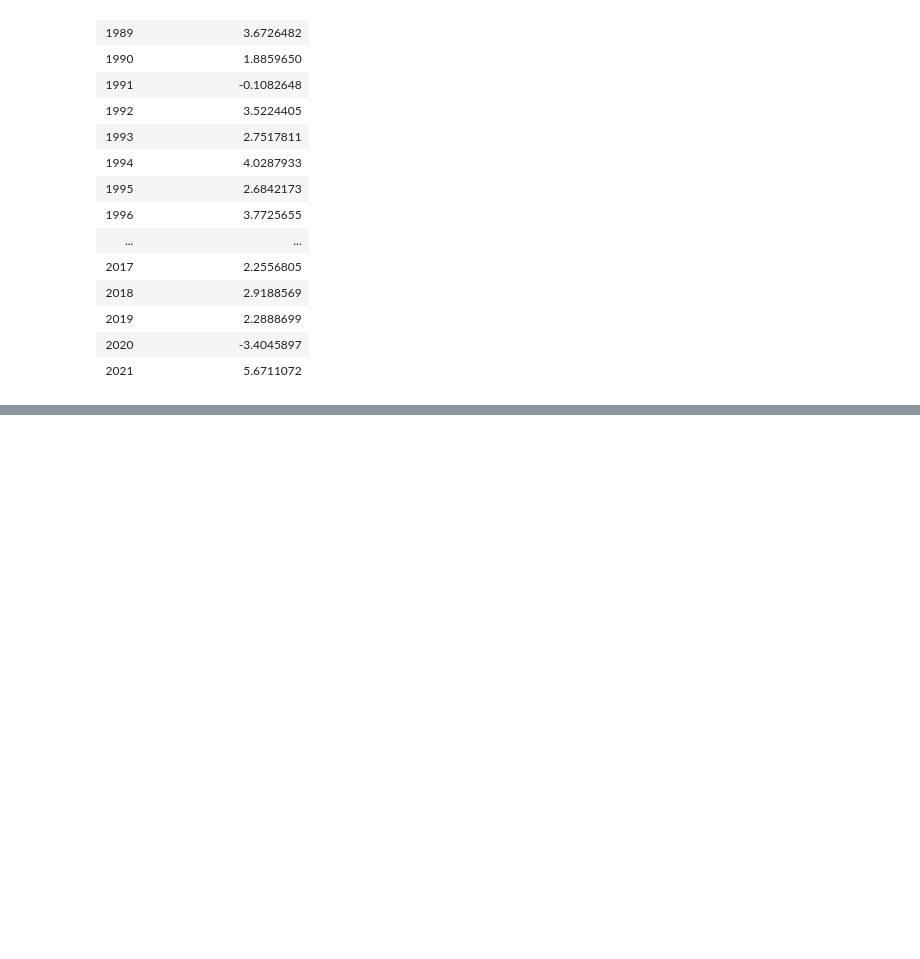
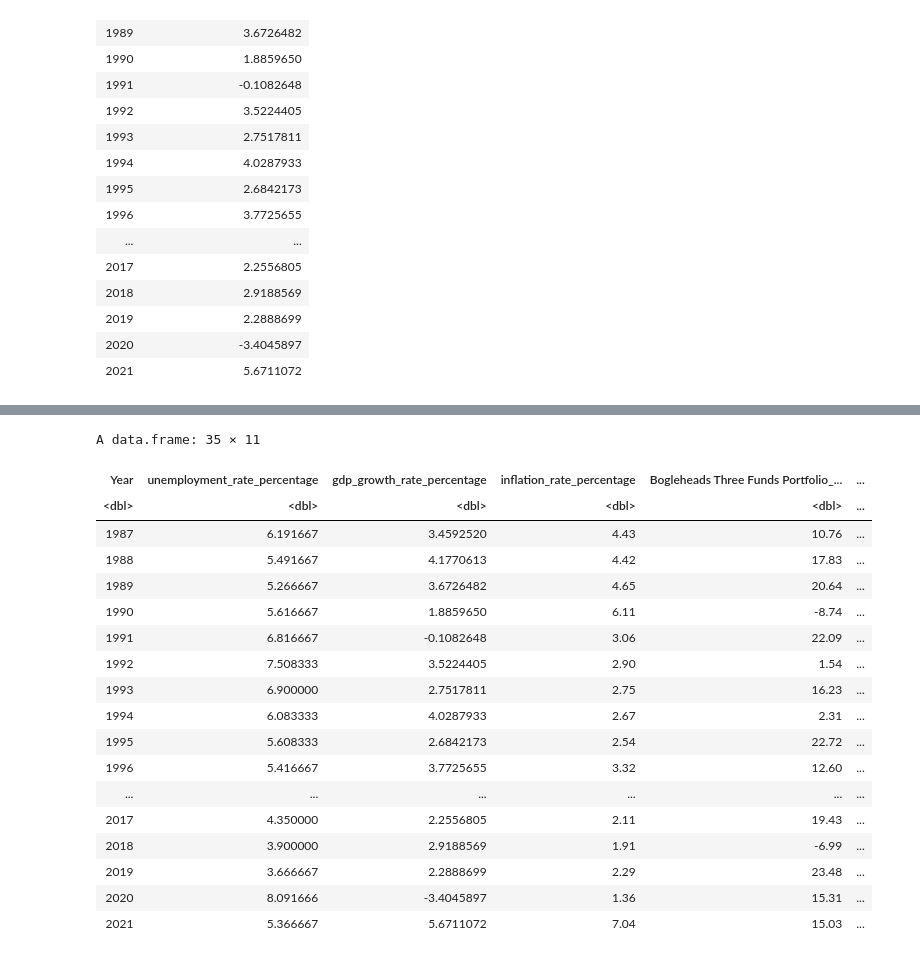
Before and after one commit to Arioniums/DSCI_100_125, a Jupyter notebook: New Data Sets.ipynb, the cells around one changed output, grey strips where cells are left out. Saved outputs shown, nothing was run; the diff lists cells and outputs as text; code cells hidden in the pictures; blank space fills up the shorter version.

Commit message:
Finished New dataset

```diff
--- a/New Data Sets.ipynb
+++ b/New Data Sets.ipynb
@@ -135,0 +185,35 @@ sf_fs_portfolio_data_c
+# %%
+#merging all cleaned datasets
+data_merge_1 <- merge(
+                    x = unemployment_data,
+                    y = gdp_data,
+                    by = "Year")
+data_merge_2 <- merge(
+                    x = data_merge_1,
+                    y = portfolio_data,
+                    by = "Year")
+
+data_merge_2$max_portfolio_return_value <- do.call(pmax, data_merge_2[5:9])
+data_merge_2$max_portfolio_return_name <- colnames(data_merge_2[5:9])[max.col(data_merge_2[5:9])]
+
+data_merge_2
+# %% [output]
+A data.frame: 35 × 11
+| Year | unemployment_rate_percentage | gdp_growth_rate_percentage | inflation_rate_percentage | Bogleheads Three Funds Portfolio_... | ... |
+| <dbl> | <dbl> | <dbl> | <dbl> | <dbl> | ... |
+| 1987 | 6.191667 | 3.4592520 | 4.43 | 10.76 | ... |
+| 1988 | 5.491667 | 4.1770613 | 4.42 | 17.83 | ... |
+| 1989 | 5.266667 | 3.6726482 | 4.65 | 20.64 | ... |
+| 1990 | 5.616667 | 1.8859650 | 6.11 | -8.74 | ... |
+| 1991 | 6.816667 | -0.1082648 | 3.06 | 22.09 | ... |
+| 1992 | 7.508333 | 3.5224405 | 2.90 | 1.54 | ... |
+| 1993 | 6.900000 | 2.7517811 | 2.75 | 16.23 | ... |
+| 1994 | 6.083333 | 4.0287933 | 2.67 | 2.31 | ... |
+| 1995 | 5.608333 | 2.6842173 | 2.54 | 22.72 | ... |
+| 1996 | 5.416667 | 3.7725655 | 3.32 | 12.60 | ... |
+| ... | ... | ... | ... | ... | ... |
+| 2017 | 4.350000 | 2.2556805 | 2.11 | 19.43 | ... |
+| 2018 | 3.900000 | 2.9188569 | 1.91 | -6.99 | ... |
+| 2019 | 3.666667 | 2.2888699 | 2.29 | 23.48 | ... |
+| 2020 | 8.091666 | -3.4045897 | 1.36 | 15.31 | ... |
+| 2021 | 5.366667 | 5.6711072 | 7.04 | 15.03 | ... |
```
Also changed, not shown: parts of 2 cells of this notebook.
